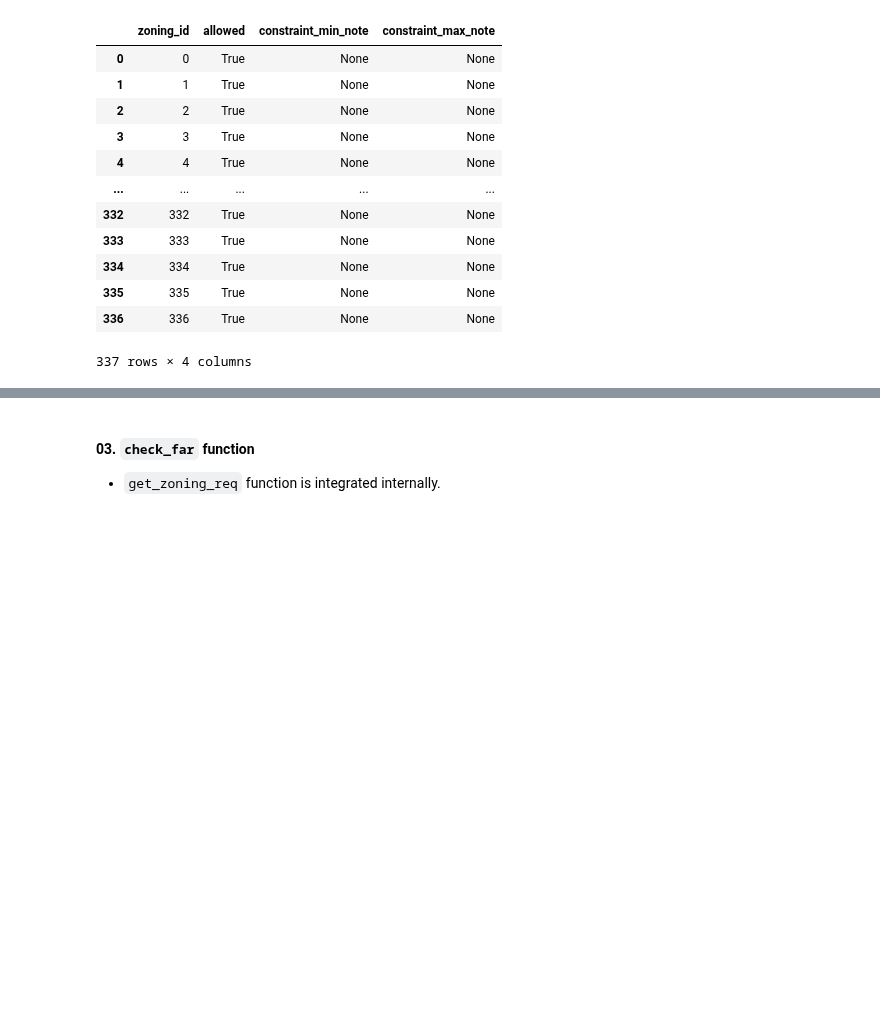
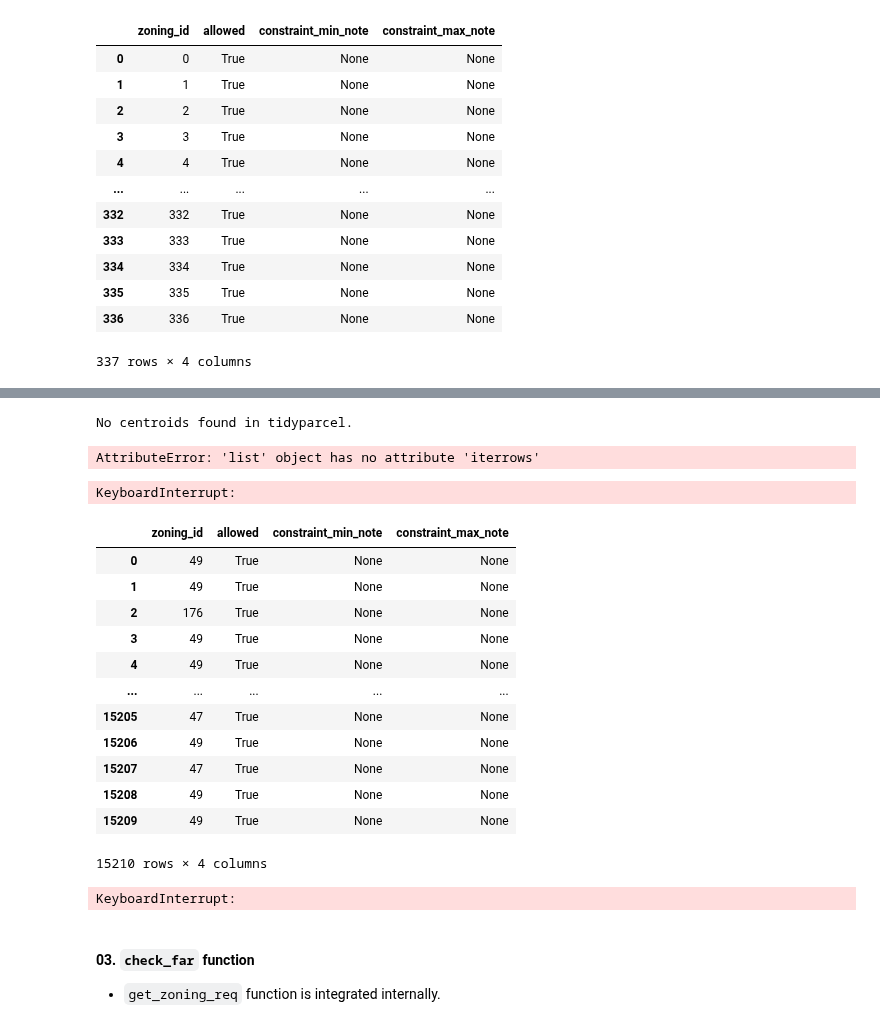
Before and after one commit to HOUPU1993/tidyzoning, a Jupyter notebook: test.ipynb, the cells around one changed output, grey strips where cells are left out. Saved outputs shown, nothing was run; the diff lists cells and outputs as text; code cells hidden in the pictures; blank space fills up the shorter version.

```diff
--- a/test.ipynb
+++ b/test.ipynb
@@ -479,0 +531,3 @@ check_fl_area_result
+# %%
+find_district_idx_results = find_district_idx(tidyparcel, tidyzoning)
+find_district_idx_results
@@ -480,3 +600,36 @@ check_fl_area_result
+# %%
+check_fl_area_result_all = check_processing_time(tidybuilding_4_fam, tidyzoning, tidyparcel[tidyparcel['parcel_id'] == '10'], check_fl_area)
+check_fl_area_result_all
+# %% [output]
+No centroids found in tidyparcel.
+AttributeError: 'list' object has no attribute 'iterrows'
+# %%
+check_fl_area_result_all = check_processing_time(tidybuilding_4_fam, tidyzoning, tidyparcel, check_fl_area)
+check_fl_area_result_all
+# %% [output]
+KeyboardInterrupt:
+# %%
+check_fl_area_result_all = check_processing_time(tidybuilding_4_fam, tidyzoning, tidyparcel, check_fl_area)
+check_fl_area_result_all
+# %% [output]
+|  | zoning_id | allowed | constraint_min_note | constraint_max_note |
+| 0 | 49 | True | None | None |
+| 1 | 49 | True | None | None |
+| 2 | 176 | True | None | None |
+| 3 | 49 | True | None | None |
+| 4 | 49 | True | None | None |
+| ... | ... | ... | ... | ... |
+| 15205 | 47 | True | None | None |
+| 15206 | 49 | True | None | None |
+| 15207 | 47 | True | None | None |
+| 15208 | 49 | True | None | None |
+| 15209 | 49 | True | None | None |
+15210 rows × 4 columns
+# %%
+check_fl_area_result_all = check_processing_time(tidybuilding_4_fam, tidyzoning, tidyparcel, check_fl_area)
+check_fl_area_result_all
+# %% [output]
+KeyboardInterrupt:
 # %% [markdown]
 #### 03. `check_far` function
 - `get_zoning_req` function is integrated internally.
```
Also changed, not shown: parts of 10 cells of this notebook, 2 other files.
